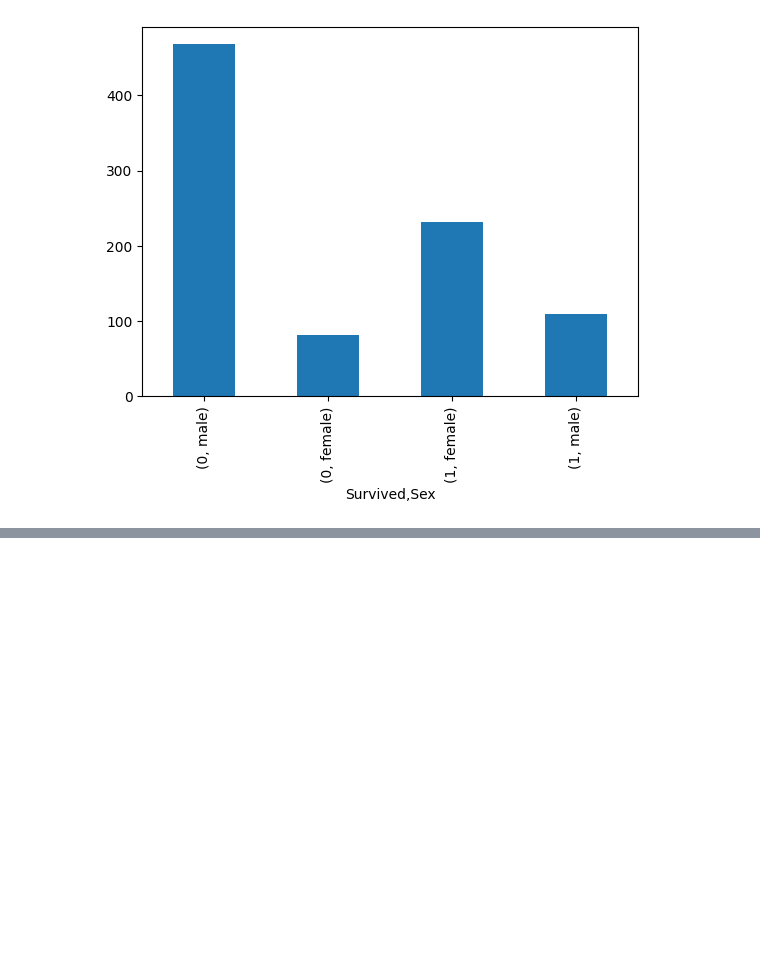
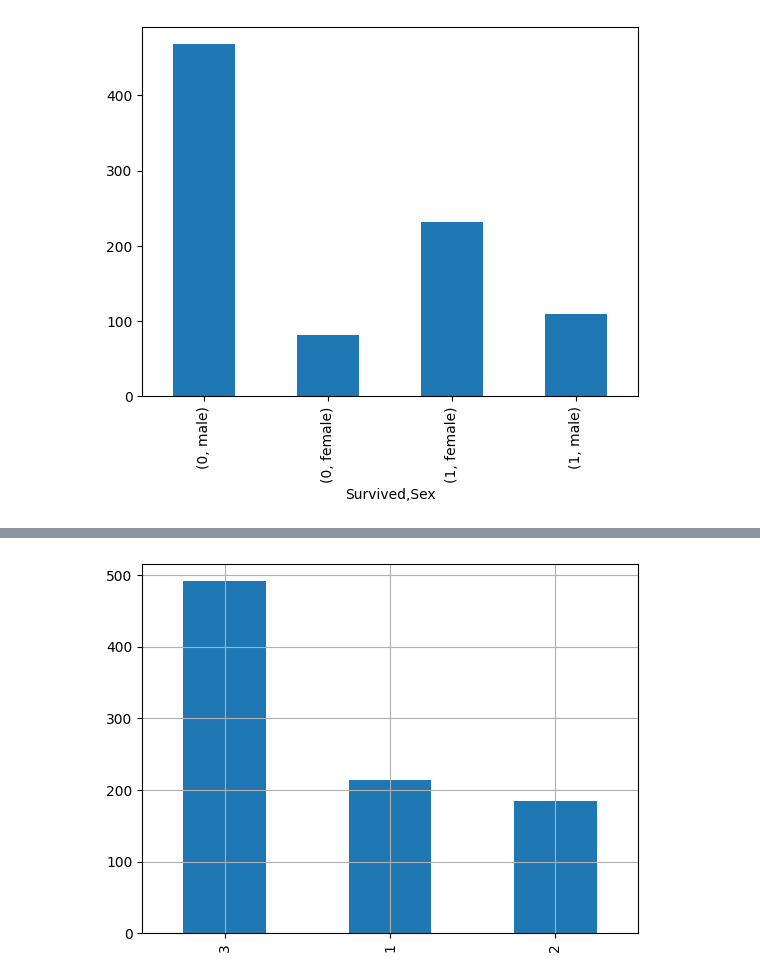
Before and after one commit to sujataprasad01/ML-Logistic-Regression-Titanic-Survival-Dataset-, a Jupyter notebook: Logistic_Regression_(Titanic_Survival_Dataset).ipynb, the cells around one changed output, grey strips where cells are left out. Cells and saved outputs as stored; diff of their text form; code cells hidden in the pictures; blank space fills up the shorter version.

```diff
--- a/Logistic_Regression_(Titanic_Survival_Dataset).ipynb
+++ b/Logistic_Regression_(Titanic_Survival_Dataset).ipynb
@@ -513,0 +530,5 @@ sns.countplot(x='Survived', data=df, hue='Sex')
+# %%
+df.Pclass.value_counts().plot.bar(df.Pclass)
+plt.grid()
+# %% [output]
+[figure, added]
```
Also changed, not shown: parts of 16 cells of this notebook.
